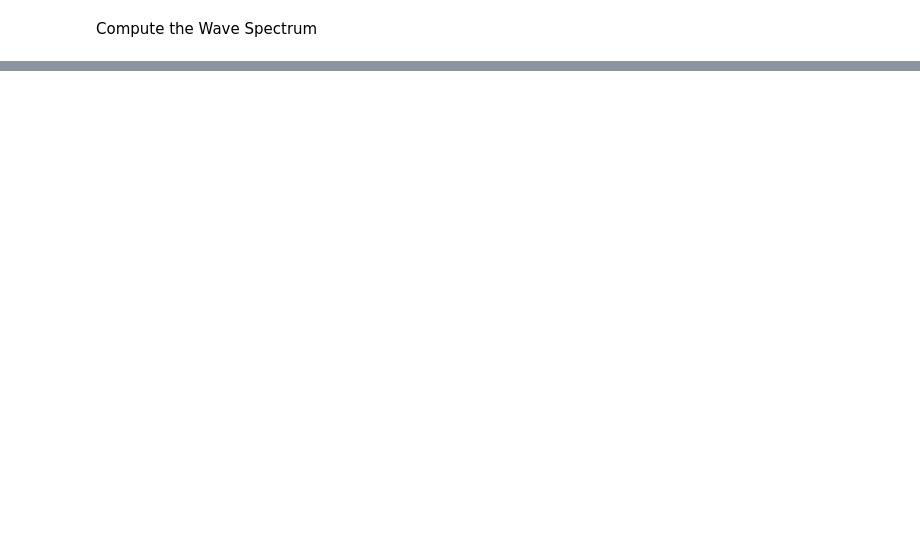
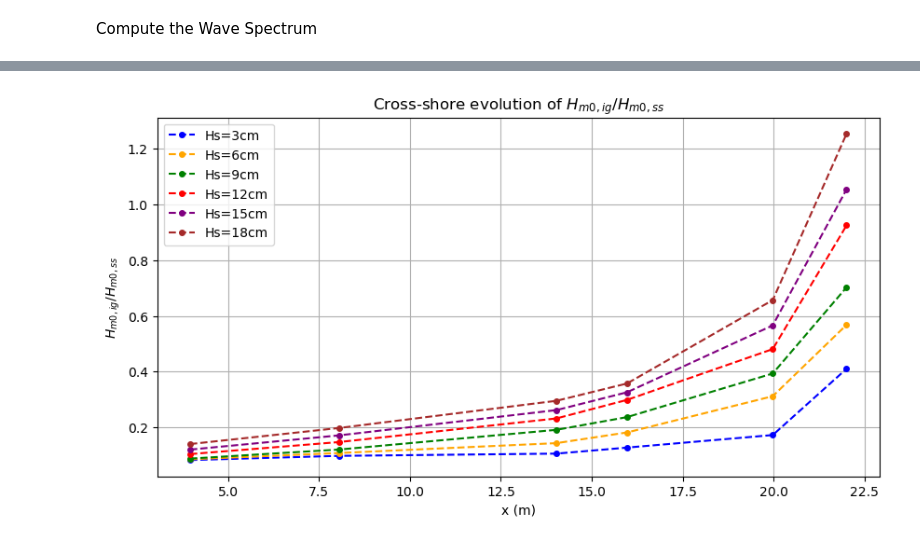
Before and after one commit to keisikunst/wavesnsediments, a Jupyter notebook: Dataprocessing.ipynb, the cells around one changed output, grey strips where cells are left out. Cells and saved outputs as stored; diff of their text form; code cells hidden in the pictures; blank space fills up the shorter version.

```diff
--- a/Dataprocessing.ipynb
+++ b/Dataprocessing.ipynb
@@ -540,2 +574,27 @@ plt.tight_layout(); plt.show()
 [figure]
 [figure]
+# %%
+def compute_hm0_bands(case, nBlocks=15):
+    time, *whms = case
+    Fs = 1 / (time[1] - time[0])
+    hm0_ig, hm0_ss = [], []
+
+    for w in whms:
+        f, E = spectrum(w - np.mean(w), Fs, nBlocks)
+        ig_mask = (f >= 0.005) & (f <= 0.25)
+        ss_mask = (f >= 0.25)  & (f <= 1.0)
+        hm0_ig.append(4 * np.sqrt(np.trapz(E[ig_mask], f[ig_mask])))
+        hm0_ss.append(4 * np.sqrt(np.trapz(E[ss_mask], f[ss_mask])))
+
+    return hm0_ig, hm0_ss
+
+# --- All 6 cases ---
+fig, axes = plt.subplots(3, 2, figsize=(12, 12))
+for ax, case, label in zip(axes.flatten(), cases, labels):
+    hm0_ig, hm0_ss = compute_hm0_bands(case)
+    ax.plot(positions, hm0_ss, color='blue',   marker='o', linestyle='--', markersize=5, label='$H_{m0,ss}$')
+    ax.plot(positions, hm0_ig, color='purple', marker='o', linestyle='--', markersize=5, label='$H_{m0,IG}$')
+    ax.set(xlabel='x (m)', ylabel='$H_{m0}$ (m)', title=f'{label}')
+    ax.legend(); ax.grid()
+plt.suptitle('Cross-shore evolution of $H_{m0,ss}$ and $H_{m0,IG}$', fontsize=14)
+plt.tight_layout(); plt.show()
@@ -541,0 +661,17 @@ plt.tight_layout(); plt.show()
+# %%
+fig, ax = plt.subplots(figsize=(10, 5))
+colors = ['blue', 'orange', 'green', 'red', 'purple', 'brown']
+
+for case, label, color in zip(cases, labels, colors):
+    hm0_ig, hm0_ss = compute_hm0_bands(case)
+    ratio = [ig/ss for ss, ig in zip(hm0_ss, hm0_ig)]
+    ax.plot(positions, ratio, marker='o', linestyle='--', markersize=4, label=label, color=color)
+
+ax.set_xlabel('x (m)')
+ax.set_ylabel('$H_{m0,ig} / H_{m0,ss}$')
+ax.set_title('Cross-shore evolution of $H_{m0,ig} / H_{m0,ss}$')
+ax.legend()
+ax.grid()
+plt.show()
+# %% [output]
+[figure, added]
```
Also changed, not shown: parts of 12 cells of this notebook.
